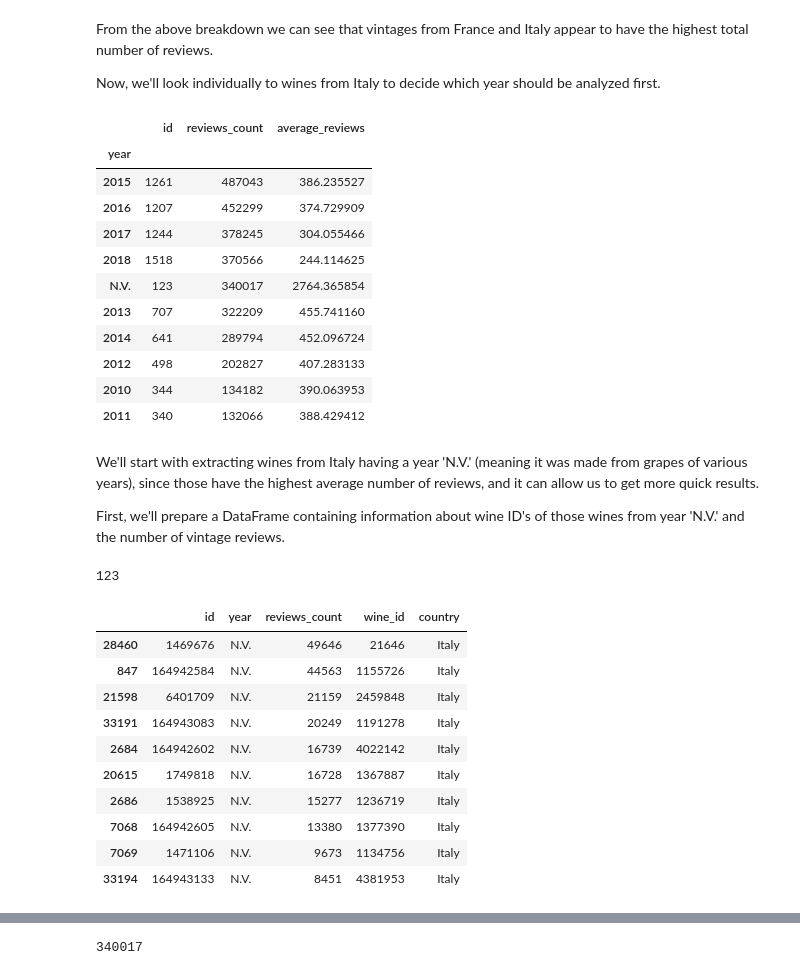
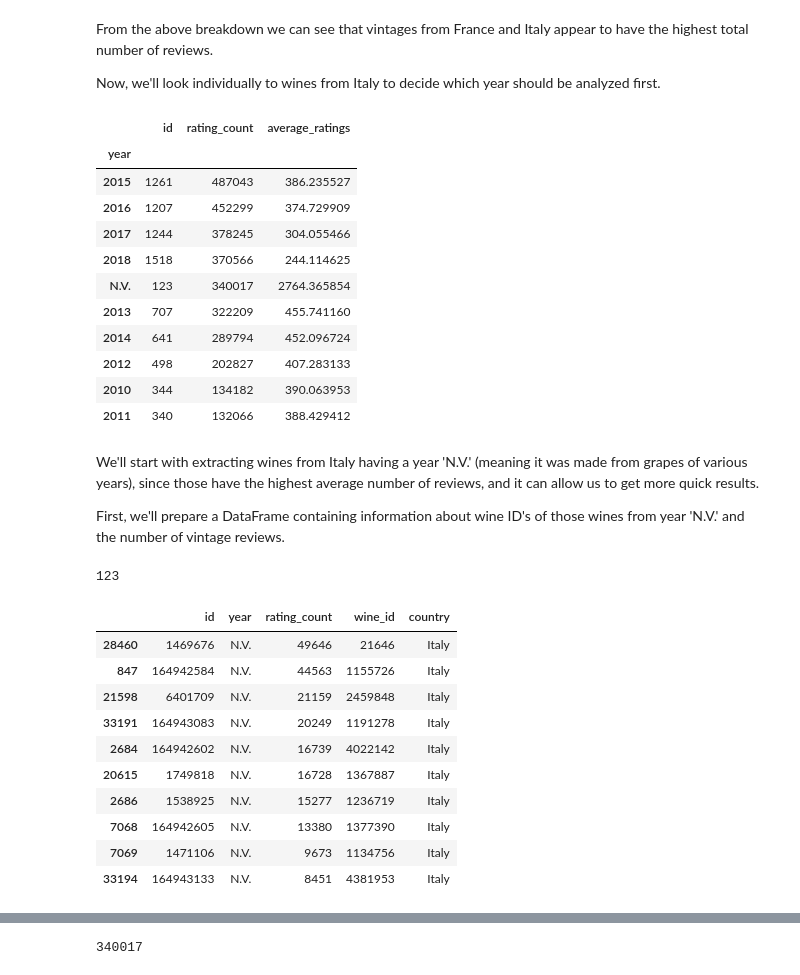
Before and after one commit to sveta-egorova/wine, a Jupyter notebook: vivino_crawler.ipynb, the cells around one changed output, grey strips where cells are left out. Drawn from its saved outputs; the diff is of its cells as text; code cells hidden in the pictures.

Commit message:
updated user loading Italy

```diff
--- a/vivino_crawler.ipynb
+++ b/vivino_crawler.ipynb
@@ -1035,7 +1045,7 @@ review_filtering_df = full_df_normalized[['id', 'year', 'has_valid_ratings', 'st
 filter_df = review_filtering_df.loc[review_filtering_df['has_valid_ratings']==True, ['id', 'year', 'statistics.ratings_count',
        'wine.id', 'wine.region.country.name']]
 # %%
-filter_df.columns = ['id', 'year', 'reviews_count', 'wine_id', 'country']
+filter_df.columns = ['id', 'year', 'rating_count', 'wine_id', 'country']
 # %%
 filter_df.head(5)
 # %% [output]
@@ -1048,7 +1062,7 @@ filter_df.head(5)
 # %%
-filter_gb = filter_df.groupby(['country', 'year']).agg({'id': 'count', 'reviews_count': 'sum'})
+filter_gb = filter_df.groupby(['country', 'year']).agg({'id': 'count', 'rating_count': 'sum'})
 # %%
-filter_gb['average_reviews'] = filter_gb['reviews_count'] / filter_gb['id']
-filter_gb.sort_values('reviews_count', ascending=False)[:15]
+filter_gb['average_ratings'] = filter_gb['rating_count'] / filter_gb['id']
+filter_gb.sort_values('rating_count', ascending=False)[:15]
 # filter_gb.sort_values('average_reviews', ascending=False)[:15]
 # %% [output]
@@ -1074,9 +1088,9 @@ From the above breakdown we can see that vintages from France and Italy appear t
 
 Now, we'll look individually to wines from Italy to decide which year should be analyzed first.
 # %%
-filter_gb.loc['Italy'].sort_values('reviews_count', ascending=False).head(10)
+filter_gb.loc['Italy'].sort_values('rating_count', ascending=False).head(10)
 # %% [output]
-|  | id | reviews_count | average_reviews |
+|  | id | rating_count | average_ratings |
 | year |  |  |  |
 | 2015 | 1261 | 487043 | 386.235527 |
 | 2016 | 1207 | 452299 | 374.729909 |
@@ -1093,12 +1107,12 @@ We'll start with extracting wines from Italy having a year 'N.V.' (meaning it wa
 
 First, we'll prepare a DataFrame containing information about wine ID's of those wines from year 'N.V.' and the number of vintage reviews.
 # %%
-prepared_filter_df = filter_df[(filter_df['country'] == 'Italy') & (filter_df['year'] == 'N.V.')].sort_values('reviews_count', ascending=False)
-print(prepared_filter_df['wine_id'].nunique())
-prepared_filter_df.head(10)
+data_Italy_NV = filter_df[(filter_df['country'] == 'Italy') & (filter_df['year'] == 'N.V.')].sort_values('rating_count', ascending=False)
+print(data_Italy_NV['wine_id'].nunique())
+data_Italy_NV.head(10)
 # %% [output]
 123
-|  | id | year | reviews_count | wine_id | country |
+|  | id | year | rating_count | wine_id | country |
 | 28460 | 1469676 | N.V. | 49646 | 21646 | Italy |
 | 847 | 164942584 | N.V. | 44563 | 1155726 | Italy |
 | 21598 | 6401709 | N.V. | 21159 | 2459848 | Italy |
```
Also changed, not shown: parts of 42 cells of this notebook, 5 other files.
